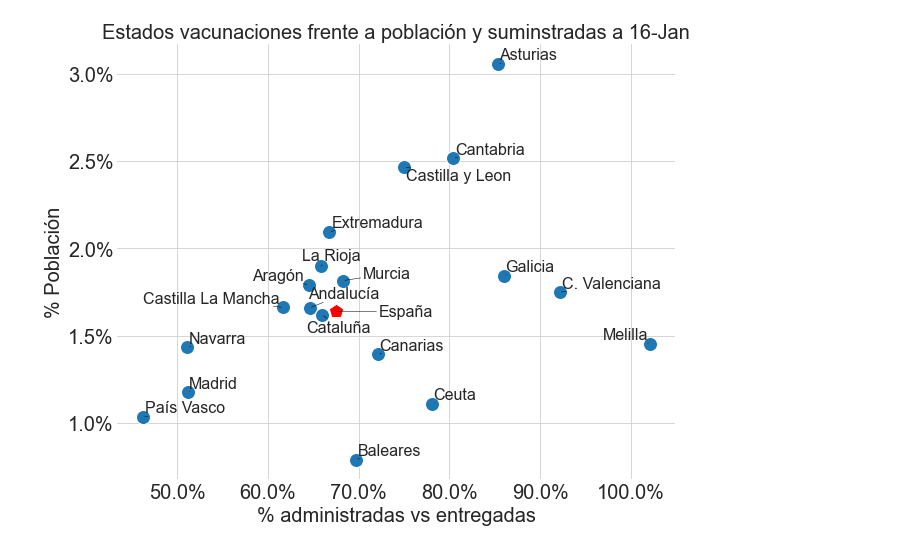
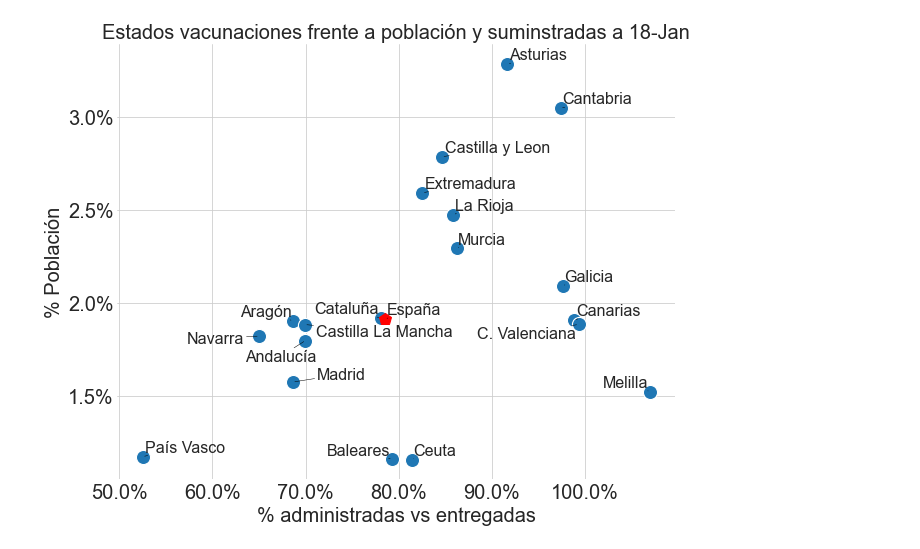
Before and after one commit to mharias/covid, a Jupyter notebook: vacunacion/Vacunas_graficos.ipynb, the cells around one changed output. Saved outputs shown, nothing was run; the diff lists cells and outputs as text; code cells hidden in the pictures.

```diff
--- a/vacunacion/Vacunas_graficos.ipynb
+++ b/vacunacion/Vacunas_graficos.ipynb
@@ -107,9 +117,12 @@ g.fig.savefig('graficos/estado_vacunas_comunidad.png',bbox_inches = 'tight',dpi=
 # %%
-dia = '15/1/21' # dia del informe
+dia = '18/1/21' # dia del informe
 sns.set_style(style="white")
 #hoy=datetime.today().strftime('%d/%m')
 title = 'Porcentaje de vacunas administradas vs entregadas a {}'.format(dia[:-3])
 datos=datos_row.loc[(datos_row['date_pub']==dia) & (datos_row['ccaa']!='Totales')]
+datos['poblacion'] = datos.apply(lambda x:comunidades[x['ccaa']],axis=1)
+datos['vacunas_poblacion']=datos['Dosis administradas']/datos['poblacion']
+
 colores = sns.color_palette("flare_r",19)
 media = datos['Dosis administradas'].sum()/datos['Dosis entregadas'].sum()
 
@@ -183,6 +206,6 @@ g.fig.savefig('graficos/estado_vacunas_comunidad_connumeros.png',bbox_inches = '
 # %%
 datos = datos_row.copy()
-
+dia = '18/1/21'
 datos=datos.loc[(datos_row['date_pub']==dia) & (datos_row['ccaa']!='Totales')]
 
 datos['poblacion'] = datos.apply(lambda x:comunidades[x['ccaa']],axis=1)
@@ -205,31 +228,31 @@ sns.scatterplot(ax=ax, x='% sobre entregadas', y='vacunas_poblacion',
 ax.yaxis.set_tick_params(labelsize=20,width=0,rotation=0,pad=0)
 ax.xaxis.set_tick_params(labelsize=20,width=0,rotation=0,pad=0)
 ax.yaxis.set_major_formatter(plt.FuncFormatter(lambda v,x:'{:.1%}'.format(v)))
 ax.xaxis.set_major_formatter(plt.FuncFormatter(lambda v,x:'{:.1%}'.format(v)))
 
 lista_texto=[]
 for i in datos.index:
     texto=plt.text(datos.loc[i,'% sobre entregadas'],
                              datos.loc[i,'vacunas_poblacion'],
                              s=str(datos.loc[i,'ccaa']),
                              ha='center',fontsize=16)
     lista_texto.append(texto)
 
 ax.plot(admin_entregadas,vacunas_poblacion,
                 marker='p',markersize=12,color='red')
 
 texto=plt.text(admin_entregadas,vacunas_poblacion,
                s='España',ha='center',fontsize=16)
 lista_texto.append(texto)
 ax.set_xlabel('% administradas vs entregadas',fontsize=20)
 ax.set_ylabel('% Población',fontsize=20)
 
 ax.grid(True)
 ax.set_title('Estados vacunaciones frente a población y suminstradas a {}'.format(today),fontsize=20)
 sns.despine(left=True, bottom=True)
 sns.despine(left=True, bottom=True)
 adjust_text(lista_texto,arrowprops=dict(arrowstyle="-", color='k', lw=0.5))
 fig.savefig('graficos/estado_suministradas_poblacion a {}{}'.format(today,'.png'),dpi=144)
 #plt.show()
 # %% [output]
-[figure, old version]
+[figure, new version]
```
Also changed, not shown: parts of 3 cells of this notebook, 6 other files.
